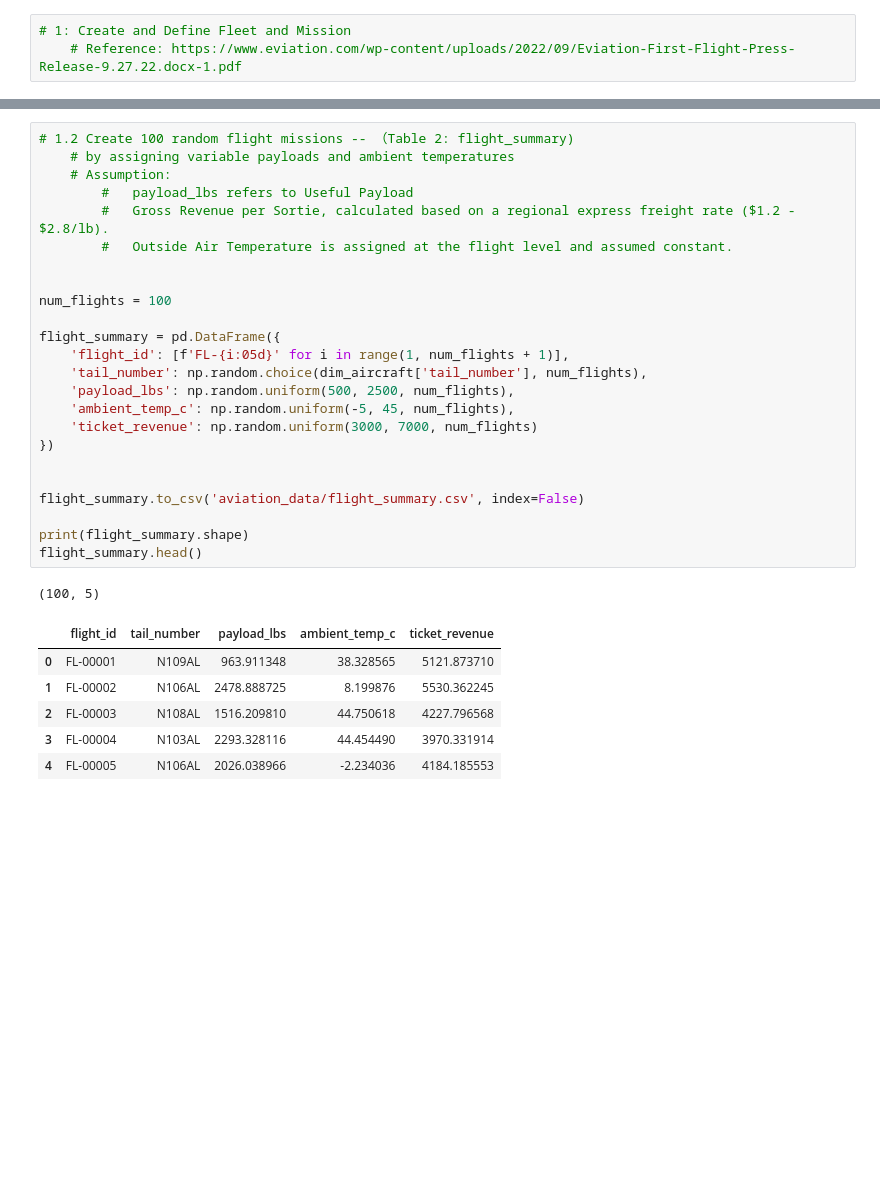
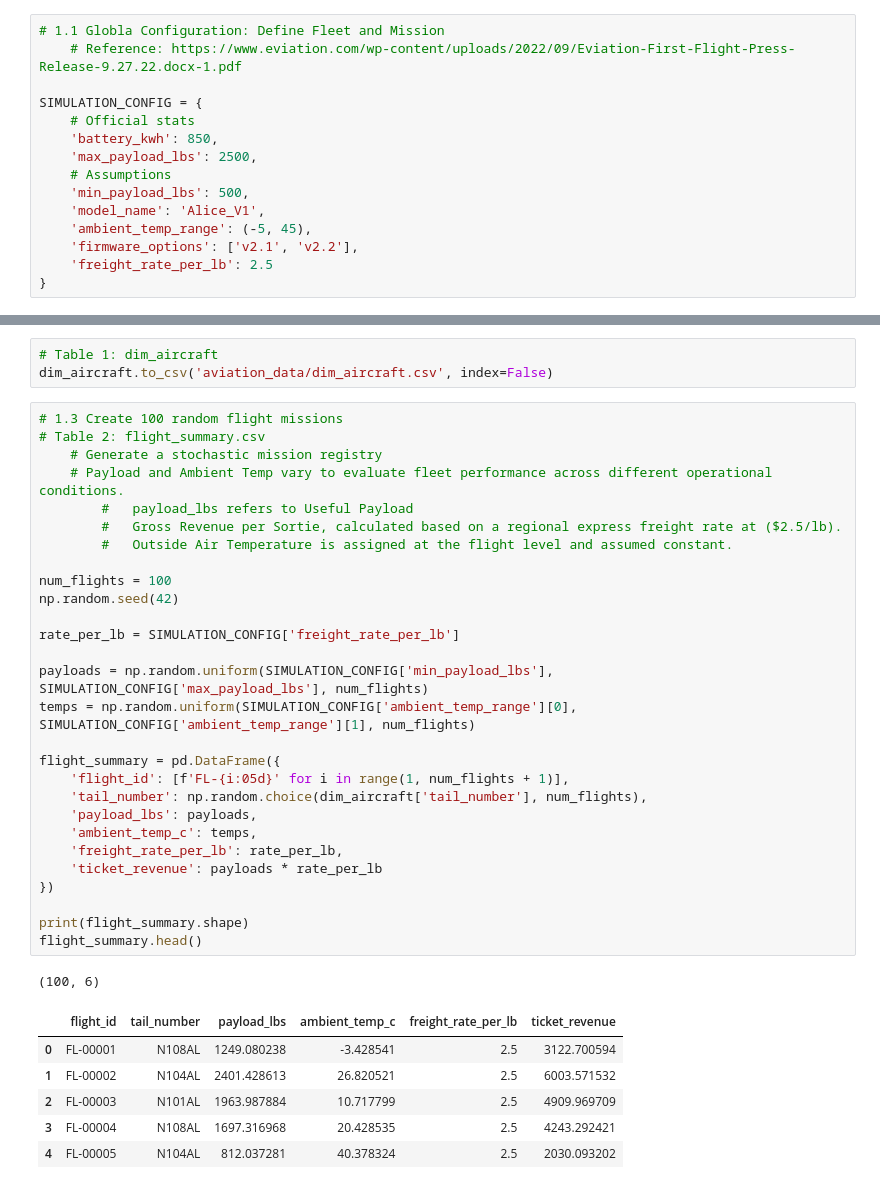
Before and after one commit to kathyk03046-del/RegionalElectricAviation-NetworkFleetReliability-UnitEconomicsModel--CaseStudy-EviationAlice, a Jupyter notebook: 01_data generation.ipynb, the cells around one changed output, grey strips where cells are left out. Cells and saved outputs as stored; diff of their text form; blank space fills up the shorter version.

Commit message:
feat: complete end-to-end simulation & predictive engine

```diff
--- a/01_data generation.ipynb
+++ b/01_data generation.ipynb
@@ -6,4 +5,16 @@ np.random.seed(42)
 # %%
-# 1: Create and Define Fleet and Mission
+# 1.1 Globla Configuration: Define Fleet and Mission
     # Reference: https://www.eviation.com/wp-content/uploads/2022/09/Eviation-First-Flight-Press-Release-9.27.22.docx-1.pdf
+
+SIMULATION_CONFIG = {
+    # Official stats
+    'battery_kwh': 850,
+    'max_payload_lbs': 2500,
+    # Assumptions
+    'min_payload_lbs': 500,
+    'model_name': 'Alice_V1',
+    'ambient_temp_range': (-5, 45),
+    'firmware_options': ['v2.1', 'v2.2'],
+    'freight_rate_per_lb': 2.5
+}
 # %%
@@ -38,32 +49,39 @@ dim_aircraft.head()
+# %%
+# Table 1: dim_aircraft
+dim_aircraft.to_csv('aviation_data/dim_aircraft.csv', index=False)
 # %%
-# 1.2 Create 100 random flight missions -- （Table 2: flight_summary)
-    # by assigning variable payloads and ambient temperatures
-    # Assumption:
+# 1.3 Create 100 random flight missions
+# Table 2: flight_summary.csv
+    # Generate a stochastic mission registry
+    # Payload and Ambient Temp vary to evaluate fleet performance across different operational conditions.
         #   payload_lbs refers to Useful Payload
-        #   Gross Revenue per Sortie, calculated based on a regional express freight rate ($1.2 - $2.8/lb).
+        #   Gross Revenue per Sortie, calculated based on a regional express freight rate at ($2.5/lb).
         #   Outside Air Temperature is assigned at the flight level and assumed constant.
 
+num_flights = 100
+np.random.seed(42)
 
-num_flights = 100
+rate_per_lb = SIMULATION_CONFIG['freight_rate_per_lb']
+
+payloads = np.random.uniform(SIMULATION_CONFIG['min_payload_lbs'], SIMULATION_CONFIG['max_payload_lbs'], num_flights)
+temps = np.random.uniform(SIMULATION_CONFIG['ambient_temp_range'][0], SIMULATION_CONFIG['ambient_temp_range'][1], num_flights)
 
 flight_summary = pd.DataFrame({
     'flight_id': [f'FL-{i:05d}' for i in range(1, num_flights + 1)],
     'tail_number': np.random.choice(dim_aircraft['tail_number'], num_flights),
-    'payload_lbs': np.random.uniform(500, 2500, num_flights),
-    'ambient_temp_c': np.random.uniform(-5, 45, num_flights),
-    'ticket_revenue': np.random.uniform(3000, 7000, num_flights)
+    'payload_lbs': payloads,
+    'ambient_temp_c': temps,
+    'freight_rate_per_lb': rate_per_lb,
+    'ticket_revenue': payloads * rate_per_lb
 })
-
-
-flight_summary.to_csv('aviation_data/flight_summary.csv', index=False)
 
 print(flight_summary.shape)
 flight_summary.head()
 # %% [output]
-(100, 5)
+(100, 6)
-|  | flight_id | tail_number | payload_lbs | ambient_temp_c | ticket_revenue |
-| 0 | FL-00001 | N109AL | 963.911348 | 38.328565 | 5121.873710 |
-| 1 | FL-00002 | N106AL | 2478.888725 | 8.199876 | 5530.362245 |
-| 2 | FL-00003 | N108AL | 1516.209810 | 44.750618 | 4227.796568 |
-| 3 | FL-00004 | N103AL | 2293.328116 | 44.454490 | 3970.331914 |
-| 4 | FL-00005 | N106AL | 2026.038966 | -2.234036 | 4184.185553 |
+|  | flight_id | tail_number | payload_lbs | ambient_temp_c | freight_rate_per_lb | ticket_revenue |
+| 0 | FL-00001 | N108AL | 1249.080238 | -3.428541 | 2.5 | 3122.700594 |
+| 1 | FL-00002 | N104AL | 2401.428613 | 26.820521 | 2.5 | 6003.571532 |
+| 2 | FL-00003 | N101AL | 1963.987884 | 10.717799 | 2.5 | 4909.969709 |
+| 3 | FL-00004 | N108AL | 1697.316968 | 20.428535 | 2.5 | 4243.292421 |
+| 4 | FL-00005 | N104AL | 812.037281 | 40.378324 | 2.5 | 2030.093202 |
```
Also changed, not shown: parts of 6 cells of this notebook, 2 other files.
